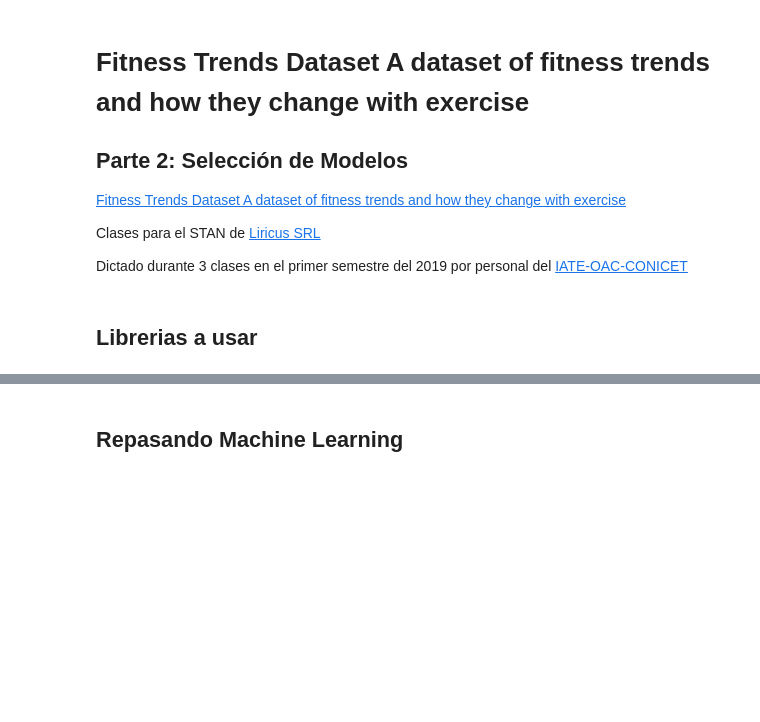
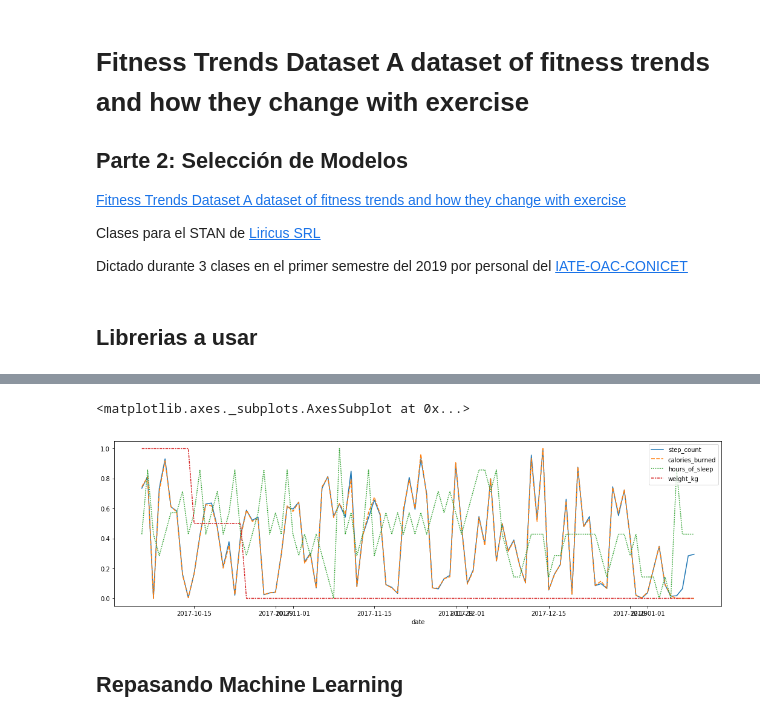
Before and after one commit to leliel12/liricus_stan, a Jupyter notebook: clase2/02_model_selection.ipynb, the cells around one changed output, grey strips where cells are left out. Drawn from its saved outputs; the diff is of its cells as text; code cells hidden in the pictures; blank space fills up the shorter version.

```diff
--- a/clase2/02_model_selection.ipynb
+++ b/clase2/02_model_selection.ipynb
@@ -57,3 +69,9 @@ sns.pairplot(df, hue=yc, vars=Xc);
+# %%
+fig, ax = plt.subplots(figsize=(18, 5))
+sns.lineplot(data=df[["step_count", "calories_burned", "hours_of_sleep", "weight_kg"]], ax=ax)
+# %% [output]
+<matplotlib.axes._subplots.AxesSubplot at 0x...>
+[figure, added]
 # %% [markdown]
 ## Repasando Machine Learning
 # %% [markdown]
```
Also changed, not shown: parts of 2 cells of this notebook, 1 other file.
